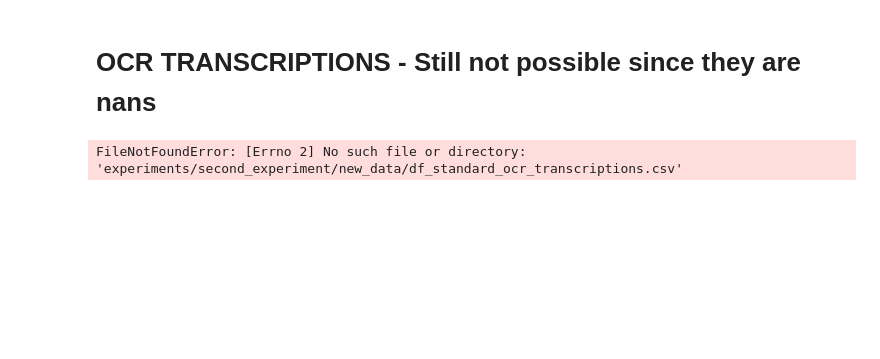
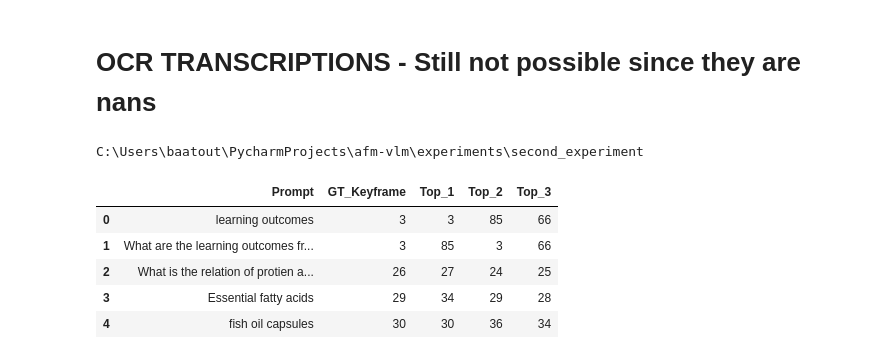
Before and after one commit to Applied-Foundation-Models/In-Video_Search, a Jupyter notebook: experiments/second_experiment/notebooks/data_visualization_biology.ipynb, the cells around one changed output. Drawn from its saved outputs; the diff is of its cells as text; code cells hidden in the pictures; blank space fills up the shorter version.

```diff
--- a/experiments/second_experiment/notebooks/data_visualization_biology.ipynb
+++ b/experiments/second_experiment/notebooks/data_visualization_biology.ipynb
@@ -278,10 +282,23 @@ print(prox_yes_no)
 # %% [markdown]
 # OCR TRANSCRIPTIONS - Still not possible since they are nans
 # %%
-df_ocr_transcriptions = pd.read_csv('experiments/second_experiment/new_data/df_standard_ocr_transcriptions.csv')
+# read data from csv file
+notebook_path = Path().resolve().parent
+print(notebook_path)
+
+# Construct the filename relative to the new path
+filename = notebook_path / "notebooks/new_data/df_standard_df_ocr_transcriptions.csv"
+
+df_ocr_transcriptions = pd.read_csv(filename)
 df_ocr_transcriptions.head()
 # %% [output]
-FileNotFoundError: [Errno 2] No such file or directory: 'experiments/second_experiment/new_data/df_standard_ocr_transcriptions.csv'
+C:\Users\baatout\PycharmProjects\afm-vlm\experiments\second_experiment
+|  | Prompt | GT_Keyframe | Top_1 | Top_2 | Top_3 |
+| 0 | learning outcomes | 3 | 3 | 85 | 66 |
+| 1 | What are the learning outcomes fr... | 3 | 85 | 3 | 66 |
+| 2 | What is the relation of protien a... | 26 | 27 | 24 | 25 |
+| 3 | Essential fatty acids | 29 | 34 | 29 | 28 |
+| 4 | fish oil capsules | 30 | 30 | 36 | 34 |
 # %%
 # call
 calculate_and_plot_gt_keyframe_percentage(df_ocr_transcriptions)
```
Also changed, not shown: parts of 8 cells of this notebook, 21 other files.
